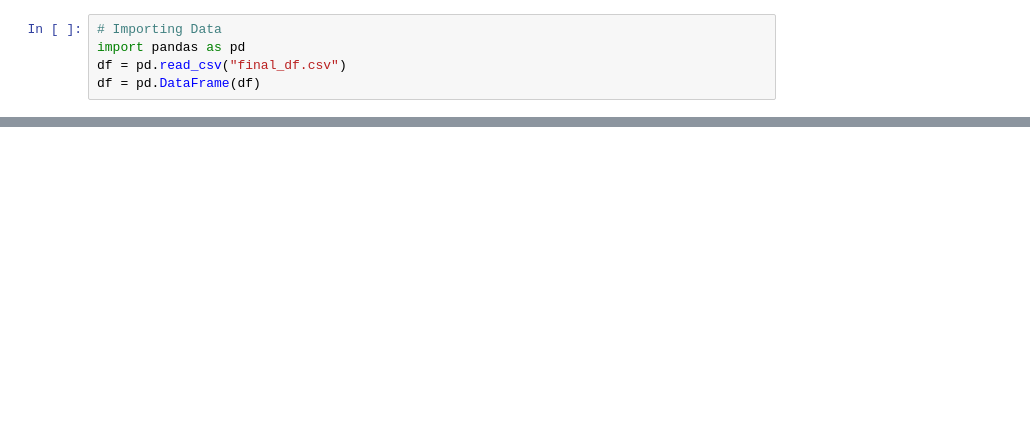
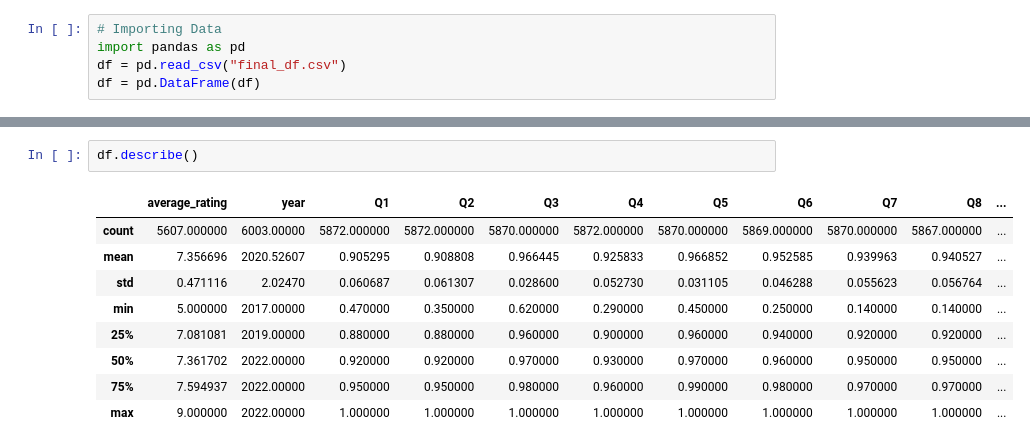
Before and after one commit to angebhayman/Beans-MLCode, a Jupyter notebook: working spaces/EDA.ipynb, the cells around one changed output, grey strips where cells are left out. Cells and saved outputs as stored; diff of their text form; blank space fills up the shorter version.

```diff
--- a/working spaces/EDA.ipynb
+++ b/working spaces/EDA.ipynb
@@ -85,3 +101,15 @@ print(df)
+# %%
+df.describe()
+# %% [output]
+|  | average_rating | year | Q1 | Q2 | Q3 | Q4 | Q5 | Q6 | Q7 | Q8 | ... |
+| count | 5607.000000 | 6003.00000 | 5872.000000 | 5872.000000 | 5870.000000 | 5872.000000 | 5870.000000 | 5869.000000 | 5870.000000 | 5867.000000 | ... |
+| mean | 7.356696 | 2020.52607 | 0.905295 | 0.908808 | 0.966445 | 0.925833 | 0.966852 | 0.952585 | 0.939963 | 0.940527 | ... |
+| std | 0.471116 | 2.02470 | 0.060687 | 0.061307 | 0.028600 | 0.052730 | 0.031105 | 0.046288 | 0.055623 | 0.056764 | ... |
+| min | 5.000000 | 2017.00000 | 0.470000 | 0.350000 | 0.620000 | 0.290000 | 0.450000 | 0.250000 | 0.140000 | 0.140000 | ... |
+| 25% | 7.081081 | 2019.00000 | 0.880000 | 0.880000 | 0.960000 | 0.900000 | 0.960000 | 0.940000 | 0.920000 | 0.920000 | ... |
+| 50% | 7.361702 | 2022.00000 | 0.920000 | 0.920000 | 0.970000 | 0.930000 | 0.970000 | 0.960000 | 0.950000 | 0.950000 | ... |
+| 75% | 7.594937 | 2022.00000 | 0.950000 | 0.950000 | 0.980000 | 0.960000 | 0.990000 | 0.980000 | 0.970000 | 0.970000 | ... |
+| max | 9.000000 | 2022.00000 | 1.000000 | 1.000000 | 1.000000 | 1.000000 | 1.000000 | 1.000000 | 1.000000 | 1.000000 | ... |
 # %%
 # Look after Conversion
 print(df.shape)
```
Also changed, not shown: parts of 12 cells of this notebook, 2 other files.
